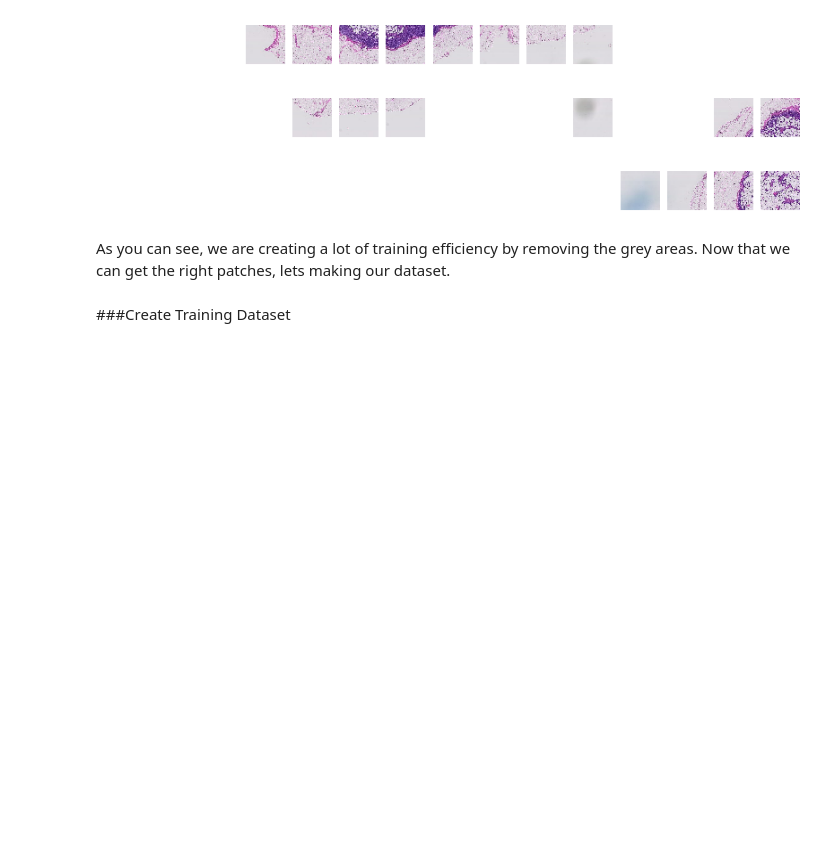
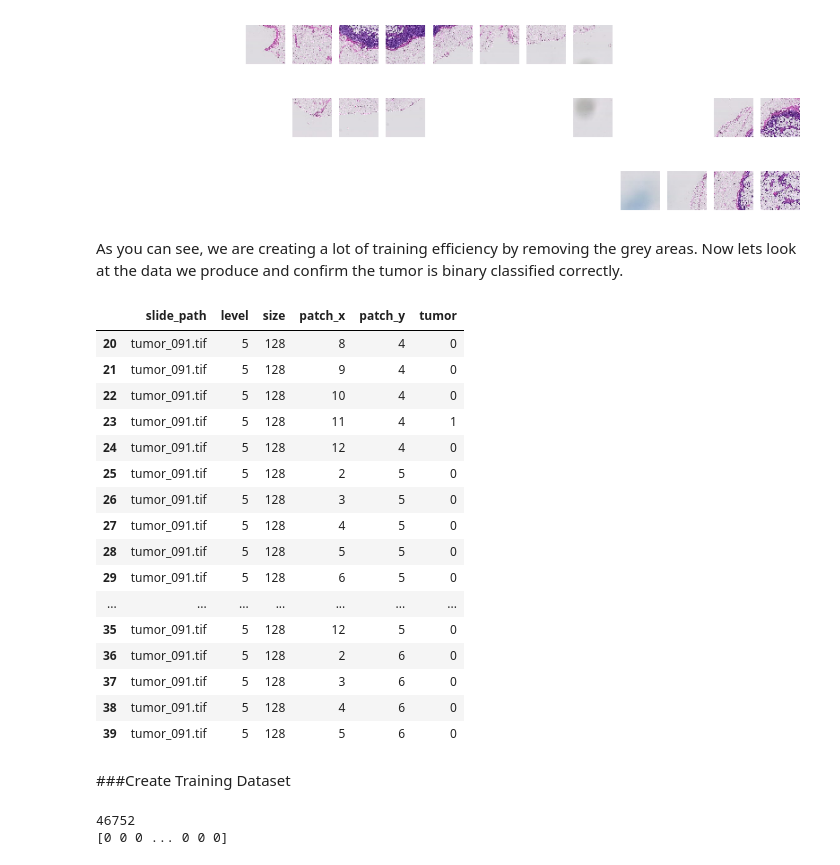
Before and after one commit to muftaye/deep_cancer_imaging, a Jupyter notebook: final_project.ipynb, the cells around one changed output. Cells and saved outputs as stored; diff of their text form; code cells hidden in the pictures; blank space fills up the shorter version.

```diff
--- a/final_project.ipynb
+++ b/final_project.ipynb
@@ -248,7 +250,9 @@ n = 1
 blank_img = [[[255 for k in range(3)] for j in range(n)] for i in range(n)]
 
 #function to get good patches only
-def get_good_patches(slide, level=5, size=128, percent=5, plot=False, slide_path=""):
+def get_good_patches(slide, tumor_mask, level=5, size=128, percent=5, plot=False, slide_path=""):
+  #set data
+  data=[]
   #get factor
   factor = int(slide.level_downsamples[level])
   #print only if plot is on
@@ -279,12 +283,34 @@ def get_good_patches(slide, level=5, size=128, percent=5, plot=False, slide_path
         else:
           plt.imshow(blank_img)
         plt.axis('off')
+
+      isTumor=0
+      tumorSum=0
+
+      #do we use this patch?
+      if percent_tissue>=percent:
+        #has tumor?
+        tumor_region = read_slide(tumor_mask,
+                          x=w*size*factor,
+                          y=h*size*factor,
+                          level=level,
+                          width=size,
+                          height=size)[:,:,0]
+        tumorData=np.array(tumor_region)
+        tumorSum=np.sum(tumorData)
+        if tumorSum > 0:
+          isTumor=1
+
+        data.append({'slide_path':slide_path, 'level':level, 'size':size, 'patch_x':w, 'patch_y':h, 'tumor':isTumor})
+
+  #return data
+  return data
 # %%
 #test out the slide with 3% tissue
 level=5
 size=128 #128 by 128 grid
 
-get_good_patches(slide, level, size, percent=3, plot=True, slide_path=slide_path)
+trial_data = get_good_patches(slide, tumor_mask, level, size, percent=3, plot=True, slide_path=slide_path)
 # %% [output]
 Slide tumor_091.tif Level 5, dimensions: (1920, 1680) downsample factor 32
 [figure]
@@ -301,6 +327,29 @@ Slide tumor_091.tif Level 5, dimensions: (1920, 1680) downsample factor 32
 [figure]
 [figure]
 # %% [markdown]
-As you can see, we are creating a lot of training efficiency by removing the grey areas.  Now that we can get the right patches, lets making our dataset.
+As you can see, we are creating a lot of training efficiency by removing the grey areas.  Now lets look at the data we produce and confirm the tumor is binary classified correctly.
+# %%
+import pandas as pd
+
+trial_df = pd.DataFrame(trial_data)
+trial_df.iloc[20:40]
+# %% [output]
+|  | slide_path | level | size | patch_x | patch_y | tumor |
+| 20 | tumor_091.tif | 5 | 128 | 8 | 4 | 0 |
+| 21 | tumor_091.tif | 5 | 128 | 9 | 4 | 0 |
+| 22 | tumor_091.tif | 5 | 128 | 10 | 4 | 0 |
+| 23 | tumor_091.tif | 5 | 128 | 11 | 4 | 1 |
+| 24 | tumor_091.tif | 5 | 128 | 12 | 4 | 0 |
+| 25 | tumor_091.tif | 5 | 128 | 2 | 5 | 0 |
+| 26 | tumor_091.tif | 5 | 128 | 3 | 5 | 0 |
+| 27 | tumor_091.tif | 5 | 128 | 4 | 5 | 0 |
+| 28 | tumor_091.tif | 5 | 128 | 5 | 5 | 0 |
+| 29 | tumor_091.tif | 5 | 128 | 6 | 5 | 0 |
+| ... | ... | ... | ... | ... | ... | ... |
+| 35 | tumor_091.tif | 5 | 128 | 12 | 5 | 0 |
+| 36 | tumor_091.tif | 5 | 128 | 2 | 6 | 0 |
+| 37 | tumor_091.tif | 5 | 128 | 3 | 6 | 0 |
+| 38 | tumor_091.tif | 5 | 128 | 4 | 6 | 0 |
+| 39 | tumor_091.tif | 5 | 128 | 5 | 6 | 0 |
 # %% [markdown]
 ###Create Training Dataset
@@ -306,0 +366,8 @@ As you can see, we are creating a lot of training efficiency by removing the gre
+# %%
+tumorData=np.array(mask_image)
+tumorSum=np.sum(tumorData)
+print(tumorSum)
+print(tumorData[1000])
+# %% [output]
+46752
+[0 0 0 ... 0 0 0]
```
Also changed, not shown: parts of 2 cells of this notebook.
